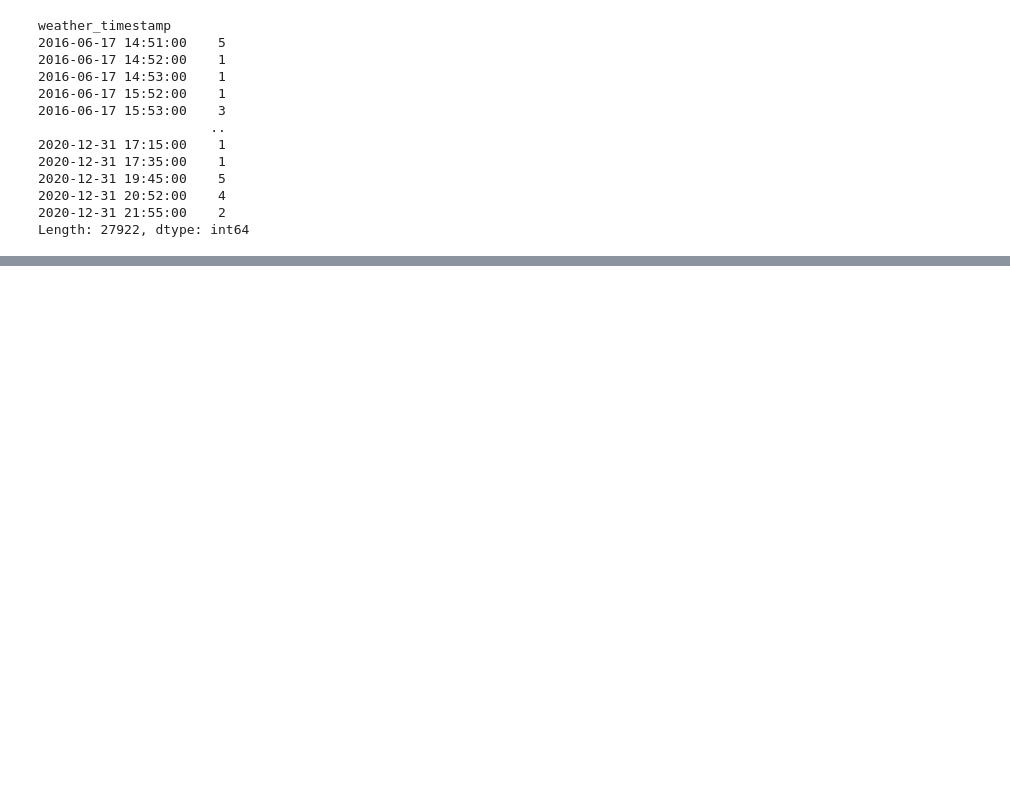
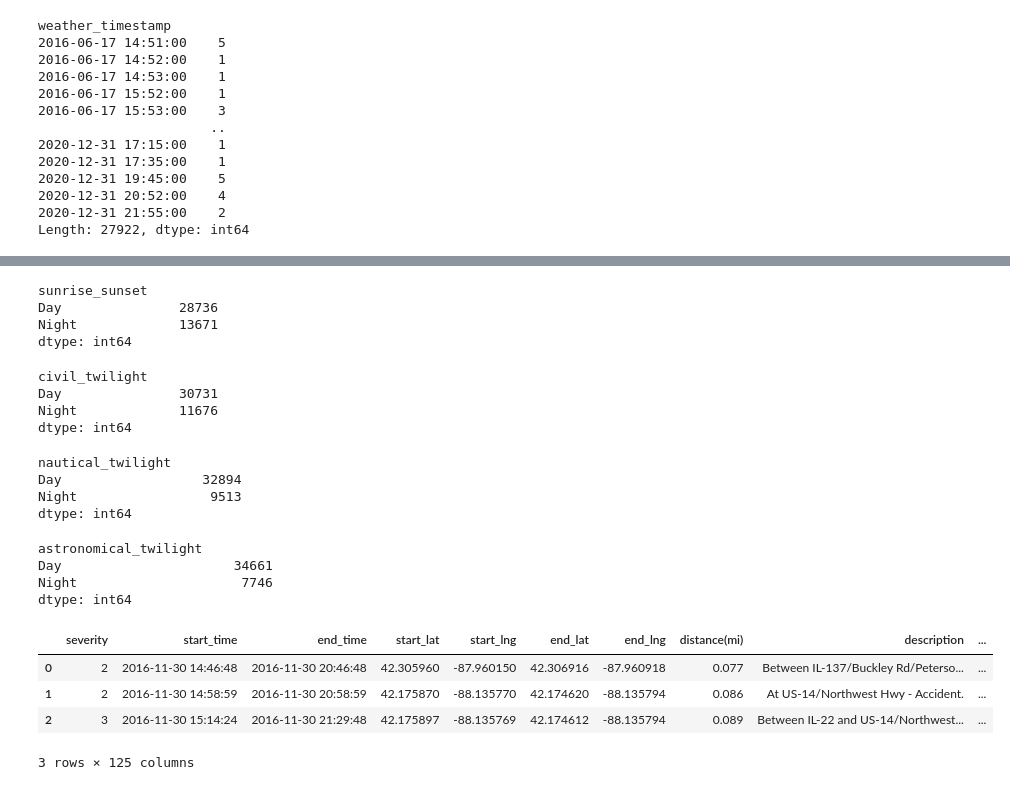
Before and after one commit to jeffreyfloyd/DST-and-traffic-implications, a Jupyter notebook: code/data_cleaning.ipynb, the cells around one changed output, grey strips where cells are left out. Cells and saved outputs as stored; diff of their text form; code cells hidden in the pictures; blank space fills up the shorter version.

Commit message:
Dealt with sunrise/sunset and twilight variables

```diff
--- a/code/data_cleaning.ipynb
+++ b/code/data_cleaning.ipynb
@@ -593,3 +579,3 @@ plt.show();
 # %%
 #getting dummies for this variable, including the nulls
-pd.get_dummies(chi_df, columns = ['weather_condition'], dummy_na = True, drop_first = True)
+chi_df = pd.get_dummies(chi_df, columns = ['weather_condition'], dummy_na = True, drop_first = True)
@@ -734,0 +702,7 @@ dtype: int64
+# %%
+#dropping the remaining nulls (remembering wind_direction and weather_condition have been ohe)
+chi_df.dropna(subset = ['city',
+                        'sunrise_sunset',
+                        'astronomical_twilight',
+                        'nautical_twilight',
+                        'civil_twilight'], inplace = True)
@@ -734,0 +714,49 @@ dtype: int64
+# %%
+#sunrise_sunset
+chi_df[['sunrise_sunset']].value_counts()
+# %% [output]
+sunrise_sunset
+Day               28736
+Night             13671
+dtype: int64
+# %%
+#civil_twilight
+chi_df[['civil_twilight']].value_counts()
+# %% [output]
+civil_twilight
+Day               30731
+Night             11676
+dtype: int64
+# %%
+#civil_twilight
+chi_df[['nautical_twilight']].value_counts()
+# %% [output]
+nautical_twilight
+Day                  32894
+Night                 9513
+dtype: int64
+# %%
+#astronomical_twilight
+chi_df[['astronomical_twilight']].value_counts()
+# %% [output]
+astronomical_twilight
+Day                      34661
+Night                     7746
+dtype: int64
+# %%
+#getting dummies for this variable, including the nulls
+chi_df = pd.get_dummies(chi_df,
+               columns = ['sunrise_sunset',
+                          'civil_twilight',
+                          'nautical_twilight',
+                          'astronomical_twilight'],
+               dummy_na = False,
+               drop_first = True)
+# %%
+chi_df.head(3)
+# %% [output]
+|  | severity | start_time | end_time | start_lat | start_lng | end_lat | end_lng | distance(mi) | description | ... |
+| 0 | 2 | 2016-11-30 14:46:48 | 2016-11-30 20:46:48 | 42.305960 | -87.960150 | 42.306916 | -87.960918 | 0.077 | Between IL-137/Buckley Rd/Peterso... | ... |
+| 1 | 2 | 2016-11-30 14:58:59 | 2016-11-30 20:58:59 | 42.175870 | -88.135770 | 42.174620 | -88.135794 | 0.086 | At US-14/Northwest Hwy - Accident. | ... |
+| 2 | 3 | 2016-11-30 15:14:24 | 2016-11-30 21:29:48 | 42.175897 | -88.135769 | 42.174612 | -88.135794 | 0.089 | Between IL-22 and US-14/Northwest... | ... |
+3 rows × 125 columns
```
Also changed, not shown: parts of 8 cells of this notebook.
